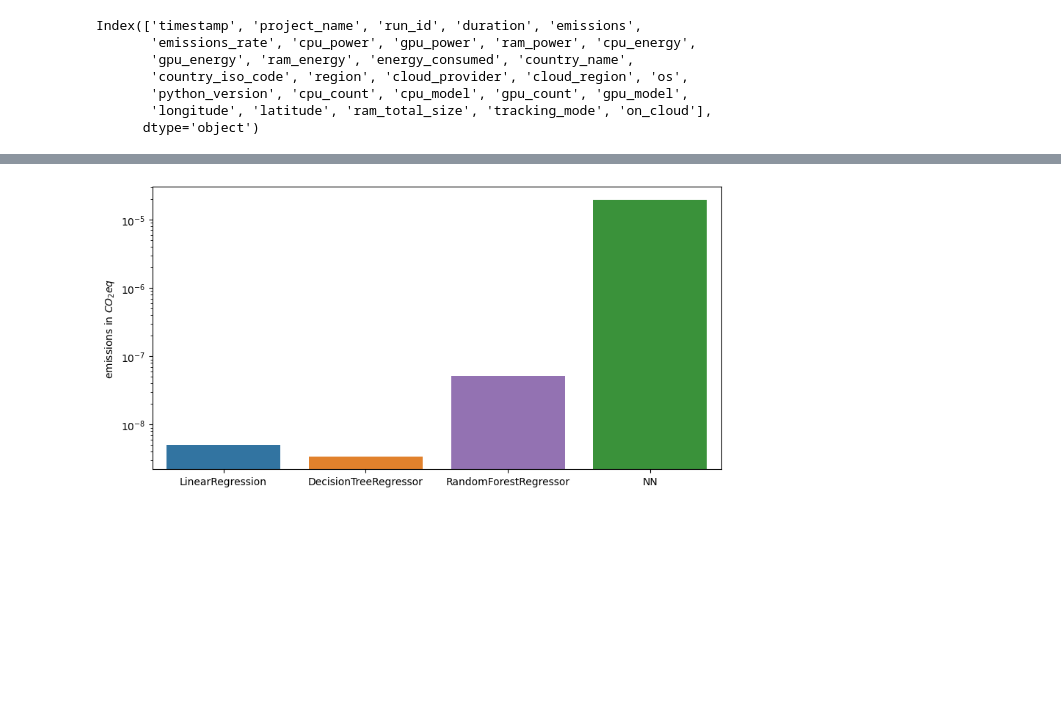
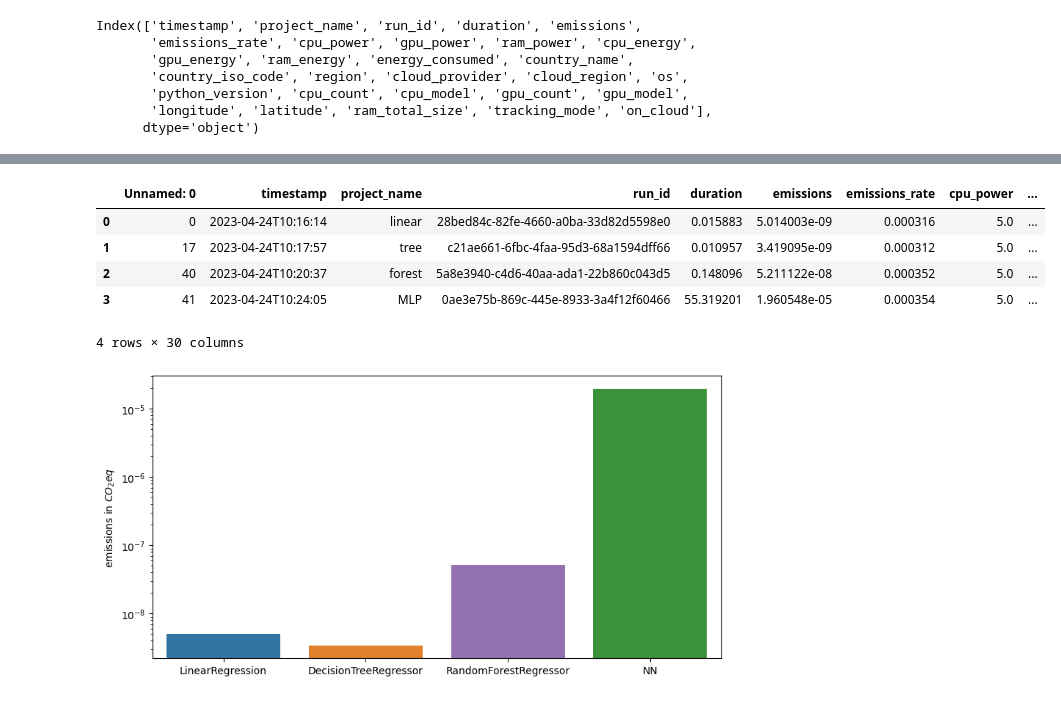
Before and after one commit to MarcelRosier/bdp_project, a Jupyter notebook: mental_health/emisison_tracker.ipynb, the cells around one changed output, grey strips where cells are left out. Drawn from its saved outputs; the diff is of its cells as text; code cells hidden in the pictures; blank space fills up the shorter version.

```diff
--- a/mental_health/emisison_tracker.ipynb
+++ b/mental_health/emisison_tracker.ipynb
@@ -32,6 +25,15 @@ df
 # # ax.legend(labels=df.project_name.values)
 # ax.set_ylabel('emissions in $CO_2eq$')
 # ax.set_xlabel(None)
+# %%
+pd.read_csv('cleaned_emissions.csv')
+# %% [output]
+|  | Unnamed: 0 | timestamp | project_name | run_id | duration | emissions | emissions_rate | cpu_power | ... |
+| 0 | 0 | 2023-04-24T10:16:14 | linear | 28bed84c-82fe-4660-a0ba-33d82d5598e0 | 0.015883 | 5.014003e-09 | 0.000316 | 5.0 | ... |
+| 1 | 17 | 2023-04-24T10:17:57 | tree | c21ae661-6fbc-4faa-95d3-68a1594dff66 | 0.010957 | 3.419095e-09 | 0.000312 | 5.0 | ... |
+| 2 | 40 | 2023-04-24T10:20:37 | forest | 5a8e3940-c4d6-40aa-ada1-22b860c043d5 | 0.148096 | 5.211122e-08 | 0.000352 | 5.0 | ... |
+| 3 | 41 | 2023-04-24T10:24:05 | MLP | 0ae3e75b-869c-445e-8933-3a4f12f60466 | 55.319201 | 1.960548e-05 | 0.000354 | 5.0 | ... |
+4 rows × 30 columns
 # %%
 from analysis import ModelAnalysis
 ma = ModelAnalysis(models={})
```
Also changed, not shown: parts of 2 cells of this notebook, 3 other files.
